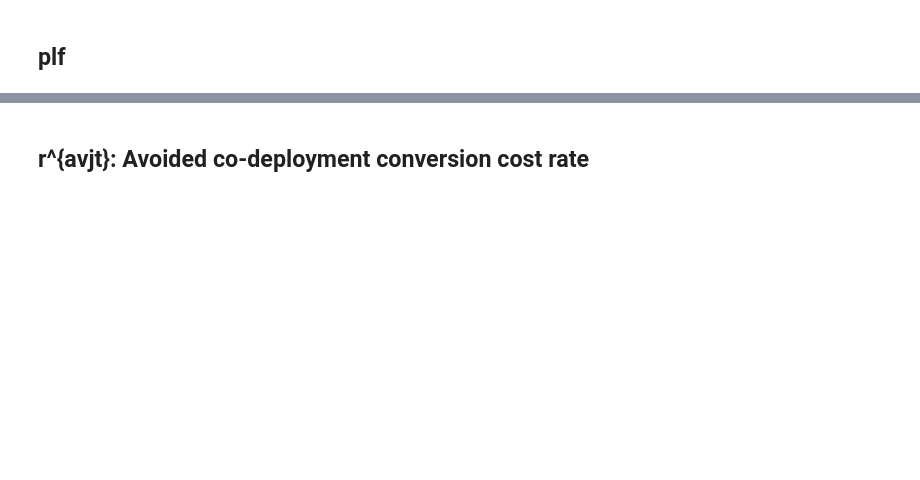
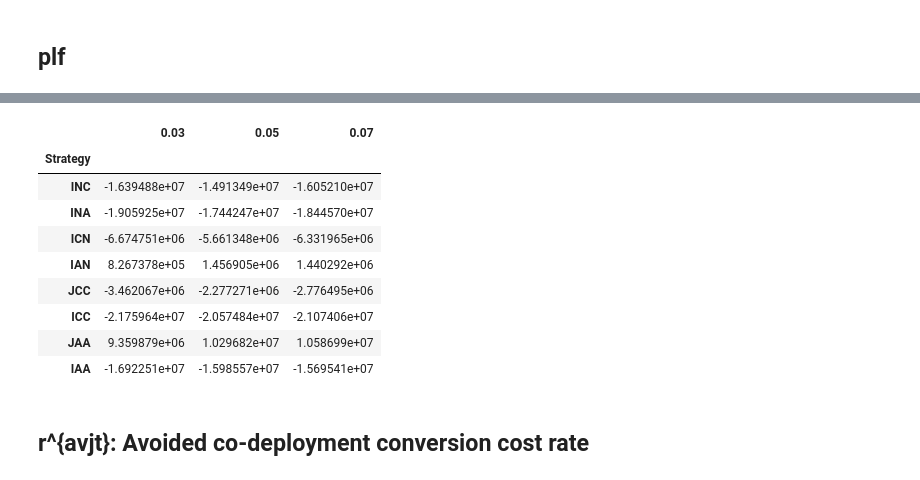
Before and after one commit to narslab/project-groundwork, a Jupyter notebook: bin/jupyter/sensivity-for-all-strategies-relative-net-benefit.ipynb, the cells around one changed output, grey strips where cells are left out. Saved outputs shown, nothing was run; the diff lists cells and outputs as text; code cells hidden in the pictures; blank space fills up the shorter version.

```diff
--- a/bin/jupyter/sensivity-for-all-strategies-relative-net-benefit.ipynb
+++ b/bin/jupyter/sensivity-for-all-strategies-relative-net-benefit.ipynb
@@ -274,3 +274,16 @@ plt.show()
+# %%
+combined_df
+# %% [output]
+|  | 0.03 | 0.05 | 0.07 |
+| Strategy |  |  |  |
+| INC | -1.639488e+07 | -1.491349e+07 | -1.605210e+07 |
+| INA | -1.905925e+07 | -1.744247e+07 | -1.844570e+07 |
+| ICN | -6.674751e+06 | -5.661348e+06 | -6.331965e+06 |
+| IAN | 8.267378e+05 | 1.456905e+06 | 1.440292e+06 |
+| JCC | -3.462067e+06 | -2.277271e+06 | -2.776495e+06 |
+| ICC | -2.175964e+07 | -2.057484e+07 | -2.107406e+07 |
+| JAA | 9.359879e+06 | 1.029682e+07 | 1.058699e+07 |
+| IAA | -1.692251e+07 | -1.598557e+07 | -1.569541e+07 |
 # %% [markdown]
 ## r^{avjt}: Avoided co-deployment conversion cost rate
 # %%
```
Also changed, not shown: parts of 10 cells of this notebook, 21 other files.
